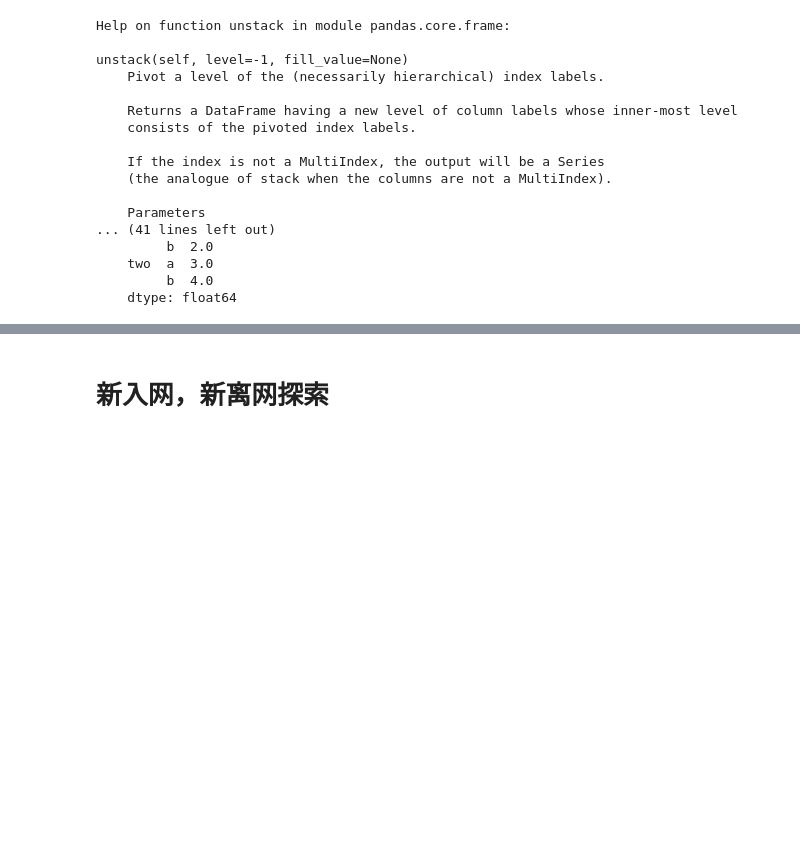
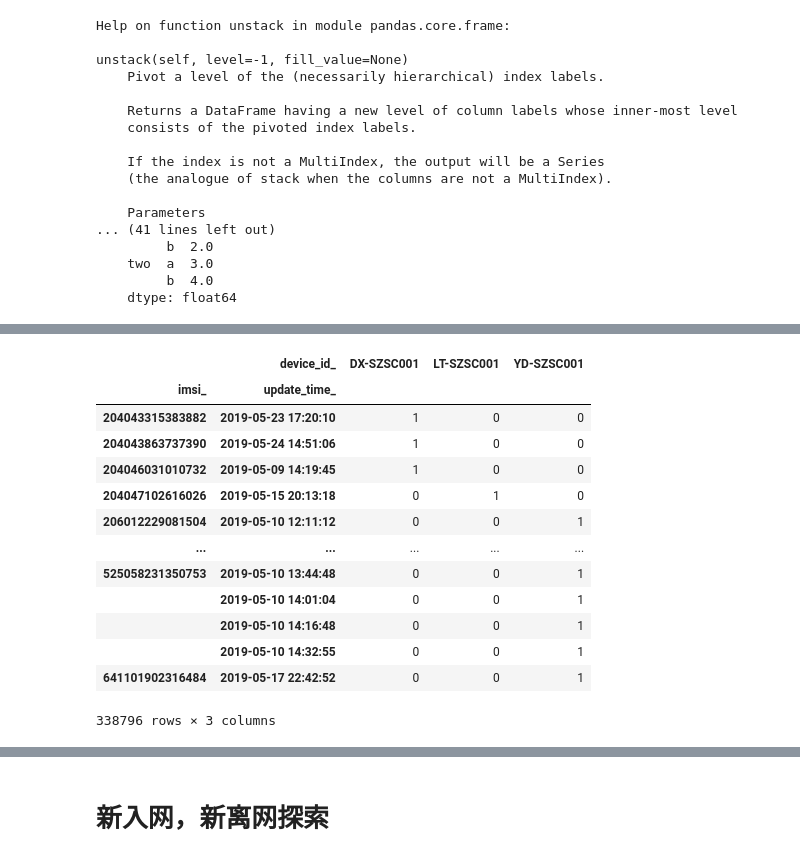
Before and after one commit to Miki123-gif/phone_project, a Jupyter notebook: Code Folder/data_eda.ipynb, the cells around one changed output, grey strips where cells are left out. Cells and saved outputs as stored; diff of their text form; code cells hidden in the pictures; blank space fills up the shorter version.

```diff
--- a/Code Folder/data_eda.ipynb
+++ b/Code Folder/data_eda.ipynb
@@ -323,0 +314,2 @@ data2.head()
+# %%
+data1.index = range(data1.shape[0])
@@ -323,0 +325,17 @@ data2.head()
+# %%
+data1.groupby(['imsi_', 'update_time_'])['device_id_'].value_counts().unstack(fill_value=0)
+# %% [output]
+|  | device_id_ | DX-SZSC001 | LT-SZSC001 | YD-SZSC001 |
+| imsi_ | update_time_ |  |  |  |
+| 204043315383882 | 2019-05-23 17:20:10 | 1 | 0 | 0 |
+| 204043863737390 | 2019-05-24 14:51:06 | 1 | 0 | 0 |
+| 204046031010732 | 2019-05-09 14:19:45 | 1 | 0 | 0 |
+| 204047102616026 | 2019-05-15 20:13:18 | 0 | 1 | 0 |
+| 206012229081504 | 2019-05-10 12:11:12 | 0 | 0 | 1 |
+| ... | ... | ... | ... | ... |
+| 525058231350753 | 2019-05-10 13:44:48 | 0 | 0 | 1 |
+|  | 2019-05-10 14:01:04 | 0 | 0 | 1 |
+|  | 2019-05-10 14:16:48 | 0 | 0 | 1 |
+|  | 2019-05-10 14:32:55 | 0 | 0 | 1 |
+| 641101902316484 | 2019-05-17 22:42:52 | 0 | 0 | 1 |
+338796 rows × 3 columns
```
Also changed, not shown: parts of 14 cells of this notebook, 4 other files.
